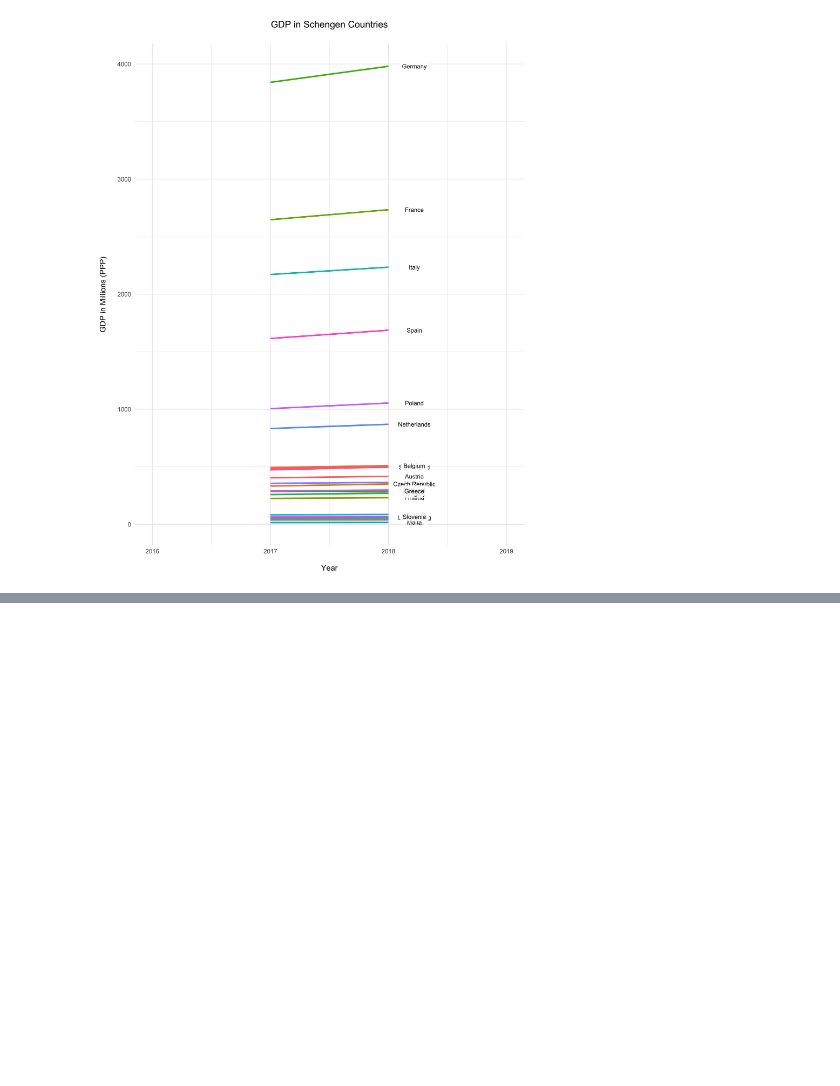
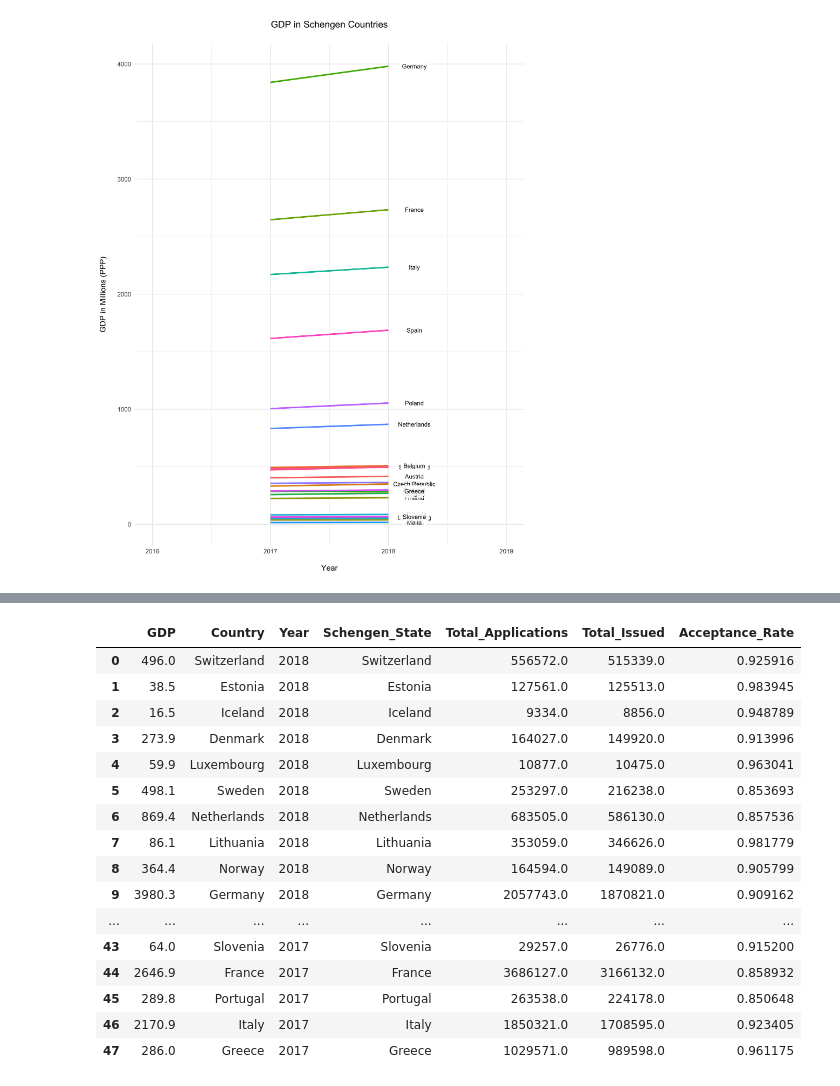
Before and after one commit to hannahlyon/schengen-visa-issuance-statistics, a Jupyter notebook: eda.ipynb, the cells around one changed output, grey strips where cells are left out. Cells and saved outputs as stored; diff of their text form; code cells hidden in the pictures; blank space fills up the shorter version.

```diff
--- a/eda.ipynb
+++ b/eda.ipynb
@@ -251,0 +274,23 @@ coord_flip()
+# %%
+gdp.Year = gdp.Year.astype(str)
+gdp.Year = gdp.Year.str[0:4]
+joined = gdp.merge(new, left_on = ['Country','Year'], right_on = ['Schengen_State', 'Year'], how = 'left')
+joined
+# %% [output]
+|  | GDP | Country | Year | Schengen_State | Total_Applications | Total_Issued | Acceptance_Rate |
+| 0 | 496.0 | Switzerland | 2018 | Switzerland | 556572.0 | 515339.0 | 0.925916 |
+| 1 | 38.5 | Estonia | 2018 | Estonia | 127561.0 | 125513.0 | 0.983945 |
+| 2 | 16.5 | Iceland | 2018 | Iceland | 9334.0 | 8856.0 | 0.948789 |
+| 3 | 273.9 | Denmark | 2018 | Denmark | 164027.0 | 149920.0 | 0.913996 |
+| 4 | 59.9 | Luxembourg | 2018 | Luxembourg | 10877.0 | 10475.0 | 0.963041 |
+| 5 | 498.1 | Sweden | 2018 | Sweden | 253297.0 | 216238.0 | 0.853693 |
+| 6 | 869.4 | Netherlands | 2018 | Netherlands | 683505.0 | 586130.0 | 0.857536 |
+| 7 | 86.1 | Lithuania | 2018 | Lithuania | 353059.0 | 346626.0 | 0.981779 |
+| 8 | 364.4 | Norway | 2018 | Norway | 164594.0 | 149089.0 | 0.905799 |
+| 9 | 3980.3 | Germany | 2018 | Germany | 2057743.0 | 1870821.0 | 0.909162 |
+| ... | ... | ... | ... | ... | ... | ... | ... |
+| 43 | 64.0 | Slovenia | 2017 | Slovenia | 29257.0 | 26776.0 | 0.915200 |
+| 44 | 2646.9 | France | 2017 | France | 3686127.0 | 3166132.0 | 0.858932 |
+| 45 | 289.8 | Portugal | 2017 | Portugal | 263538.0 | 224178.0 | 0.850648 |
+| 46 | 2170.9 | Italy | 2017 | Italy | 1850321.0 | 1708595.0 | 0.923405 |
+| 47 | 286.0 | Greece | 2017 | Greece | 1029571.0 | 989598.0 | 0.961175 |
```
Also changed, not shown: parts of 10 cells of this notebook.
